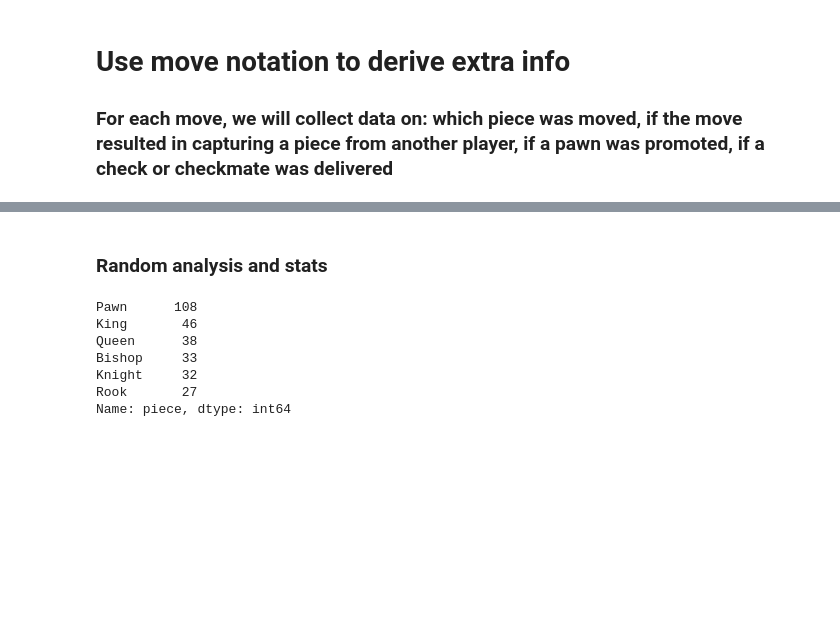
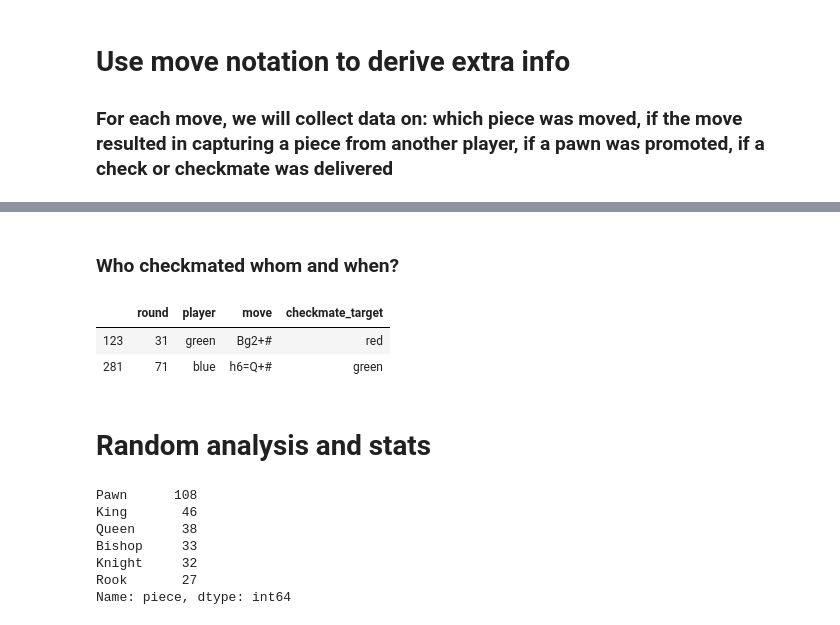
Before and after one commit to OGladfelter/4p-chess, a Jupyter notebook: Chess_Data_Collection.ipynb, the cells around one changed output, grey strips where cells are left out. Drawn from its saved outputs; the diff is of its cells as text; code cells hidden in the pictures; blank space fills up the shorter version.

Commit message:
Added computing for checkmate_target column; moved creds to text file

```diff
--- a/Chess_Data_Collection.ipynb
+++ b/Chess_Data_Collection.ipynb
@@ -277,5 +332,13 @@ moves_data['capture'] = moves_data['moveNote'].apply(lookForCapture)
+# %% [markdown]
+### Who checkmated whom and when?
+# %%
+moves_data[moves_data['checkmate_target']!=""][['round', 'player', 'move', 'checkmate_target']]
+# %% [output]
+|  | round | player | move | checkmate_target |
+| 123 | 31 | green | Bg2+# | red |
+| 281 | 71 | blue | h6=Q+# | green |
 # %% [markdown]
-### Random analysis and stats
+# Random analysis and stats
 # %%
 red = moves_data[moves_data['player']=='red']
 blue = moves_data[moves_data['player']=='blue']
```
Also changed, not shown: parts of 6 cells of this notebook.
